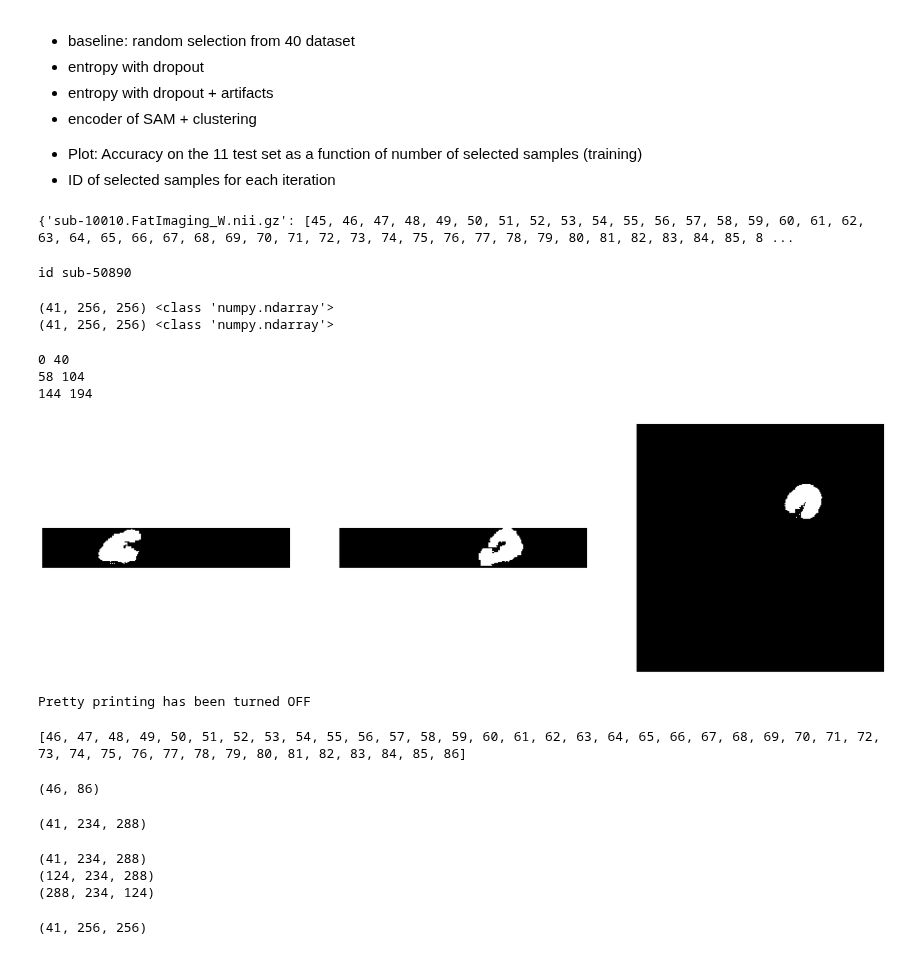
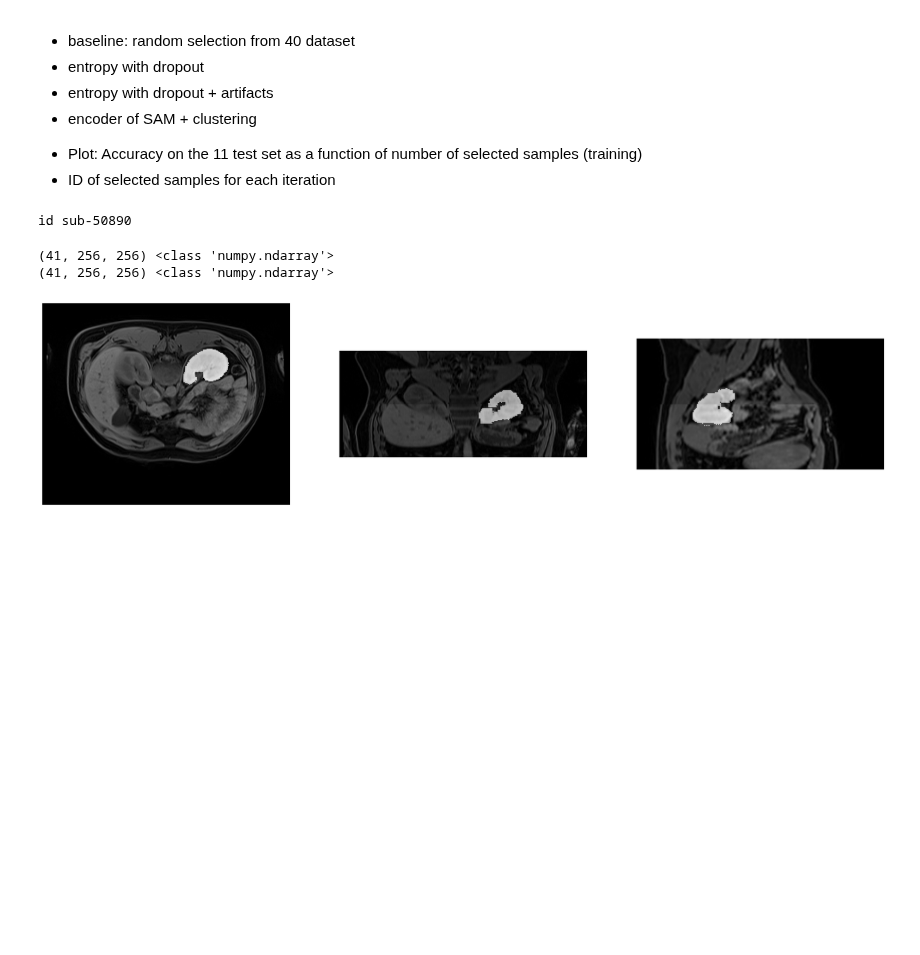
Before and after one commit to yexincheng/ALMRI, a Jupyter notebook: research_questions.ipynb, the cells around one changed output. Drawn from its saved outputs; the diff is of its cells as text; code cells hidden in the pictures; blank space fills up the shorter version.

Commit message:
save pred nii

```diff
--- a/research_questions.ipynb
+++ b/research_questions.ipynb
@@ -110,9 +111,3 @@ wandb.login()
-# %%
-with open(os.path.join(prefix, task, 'train', 'sub_index.json'), 'r') as f:
-    sub_index = json.load(f)
-print(sub_index)
-# %% [output]
-{'sub-10010.FatImaging_W.nii.gz': [45, 46, 47, 48, 49, 50, 51, 52, 53, 54, 55, 56, 57, 58, 59, 60, 61, 62, 63, 64, 65, 66, 67, 68, 69, 70, 71, 72, 73, 74, 75, 76, 77, 78, 79, 80, 81, 82, 83, 84, 85, 8 ...
 # %%
 # eval training pool
 training_pool = glob(os.path.join(training_pool_path, '*.npz'))
@@ -168,62 +153,22 @@ print(img_array.shape)
-# %%
-z_index, y_index, x_index = np.where(preds>0)
-z_min, z_max = np.min(z_index), np.max(z_index)
-print(z_min, z_max)
-y_min, y_max = np.min(y_index), np.max(y_index)
-print(y_min, y_max)
-x_min, x_max = np.min(x_index), np.max(x_index)
-print(x_min, x_max)
-# %% [output]
-0 40
-58 104
-144 194
+# %%
+save_path = os.path.join('datasets/predictions', f'{task}_{base_model}_{sam_model_type}_{strategy}')
+os.makedirs(save_path, exist_ok=True)
+ori_zeros, img_array = save_preds_nii(id, prefix, task, 'train', preds, save_path)
 # %%
+# plot
 fig, axs  = plt.subplots(1,3, figsize=(25, 25))
 
-axs[0].imshow(preds[:,:,166], cmap='gray')
-axs[0].axis('off')
+axs[2].imshow(img_array[ :, :, 188], cmap='gray')
+axs[2].imshow(ori_zeros[:, :, 188], cmap='gray', alpha=0.5)
+axs[2].axis('off')
 
-axs[1].imshow(preds[:,88,:], cmap='gray')
+axs[1].imshow(img_array[:,80,:], cmap='gray')
+axs[1].imshow(ori_zeros[:, 80, :], cmap='gray', alpha=0.5)
 axs[1].axis('off')
 
-axs[2].imshow(preds[15,:,:], cmap='gray')
-axs[2].axis('off')
+axs[0].imshow(img_array[68, :,:], cmap='gray')
+axs[0].imshow(ori_zeros[ 68, :, :], cmap='gray', alpha=0.5)
+axs[0].axis('off')
 plt.show()
 # %% [output]
-[figure, old version]
+[figure, new version]
-# %%
-label_index = sub_index[f'{id}.FatImaging_W.nii.gz']
-%pprint #
-label_index
-# %% [output]
-Pretty printing has been turned OFF
-[46, 47, 48, 49, 50, 51, 52, 53, 54, 55, 56, 57, 58, 59, 60, 61, 62, 63, 64, 65, 66, 67, 68, 69, 70, 71, 72, 73, 74, 75, 76, 77, 78, 79, 80, 81, 82, 83, 84, 85, 86]
-# %%
-np.min(label_index), np.max(label_index)
-# %% [output]
-(46, 86)
-# %%
-ori_zeros[label_index].shape
-# %% [output]
-(41, 234, 288)
-# %%
-import skimage
-# 124, 234, 288
-ori_zeros = np.zeros(original_shape)
-# medsam_segs_T = np.stack(preds).T # 256,256,x
-# print(medsam_segs_T.shape)
-# resize prediction to original size
-preds_resized = skimage.transform.resize(preds, (preds.shape[0], original_shape[1], original_shape[2]), order=0, preserve_range=True, mode='constant', anti_aliasing=True)
-
-print(preds_resized.shape)
-ori_zeros[label_index] += preds_resized
-print(ori_zeros.shape)
-print(ori_zeros.T.shape)
-# %% [output]
-(41, 234, 288)
-(124, 234, 288)
-(288, 234, 124)
-# %%
-preds.shape
-# %% [output]
-(41, 256, 256)
```
Also changed, not shown: parts of 17 cells of this notebook, 1 other file.
